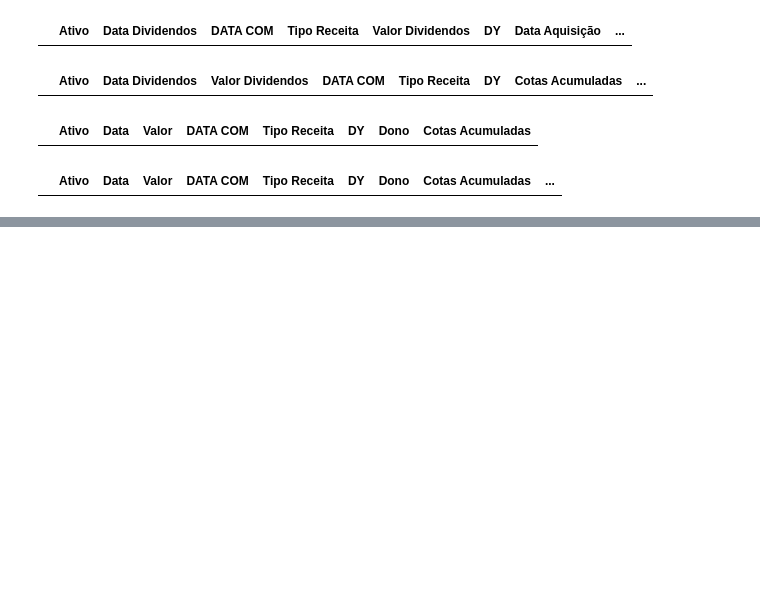
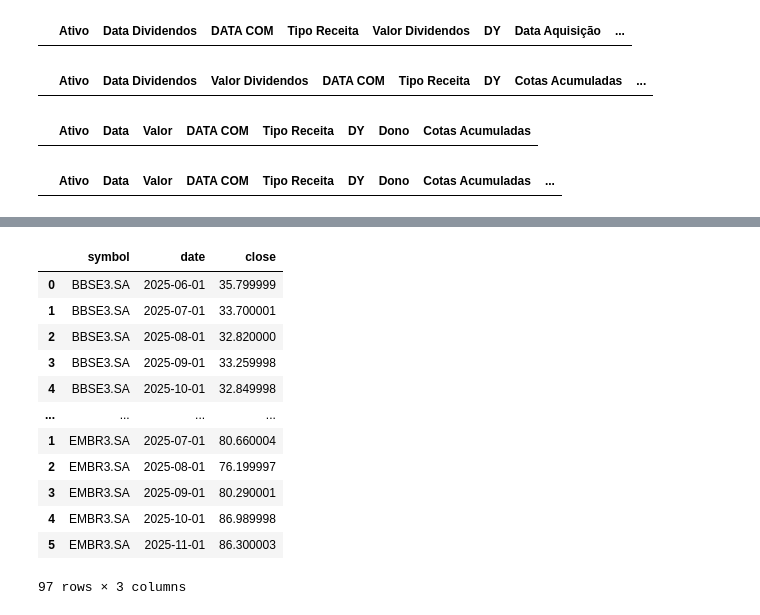
Before and after one commit to LuisHenrique7/Analise-Financeira, a Jupyter notebook: Modelagem da Carteira de Ativos.ipynb, the cells around one changed output, grey strips where cells are left out. Cells and saved outputs as stored; diff of their text form; code cells hidden in the pictures; blank space fills up the shorter version.

```diff
--- a/Modelagem da Carteira de Ativos.ipynb
+++ b/Modelagem da Carteira de Ativos.ipynb
@@ -743,0 +793,30 @@ df_dividendos_adquiridos.to_csv("Dados Modelados/Dividendos Recebidos.csv", inde
+# %%
+def formata_data(data):
+    if len(str(data).split(' ')) > 1:
+        return data.date()
+    else:
+        return data
+
+df_precos_6_meses = pd.DataFrame()
+for nome, ticker in lista_tickers:
+    precos_recentes = ticker.history(period='6mo',interval='1mo')
+    precos_recentes.reset_index(inplace=True)
+    precos_recentes = precos_recentes.loc[:, ['symbol', 'date', 'close']]
+    precos_recentes['date'] = precos_recentes['date'].apply(lambda x: formata_data(x))
+    df_precos_6_meses = pd.concat([df_precos_6_meses, precos_recentes])
+
+df_precos_6_meses
+# %% [output]
+|  | symbol | date | close |
+| 0 | BBSE3.SA | 2025-06-01 | 35.799999 |
+| 1 | BBSE3.SA | 2025-07-01 | 33.700001 |
+| 2 | BBSE3.SA | 2025-08-01 | 32.820000 |
+| 3 | BBSE3.SA | 2025-09-01 | 33.259998 |
+| 4 | BBSE3.SA | 2025-10-01 | 32.849998 |
+| ... | ... | ... | ... |
+| 1 | EMBR3.SA | 2025-07-01 | 80.660004 |
+| 2 | EMBR3.SA | 2025-08-01 | 76.199997 |
+| 3 | EMBR3.SA | 2025-09-01 | 80.290001 |
+| 4 | EMBR3.SA | 2025-10-01 | 86.989998 |
+| 5 | EMBR3.SA | 2025-11-01 | 86.300003 |
+97 rows × 3 columns
```
Also changed, not shown: parts of 7 cells of this notebook, 1 other file.
